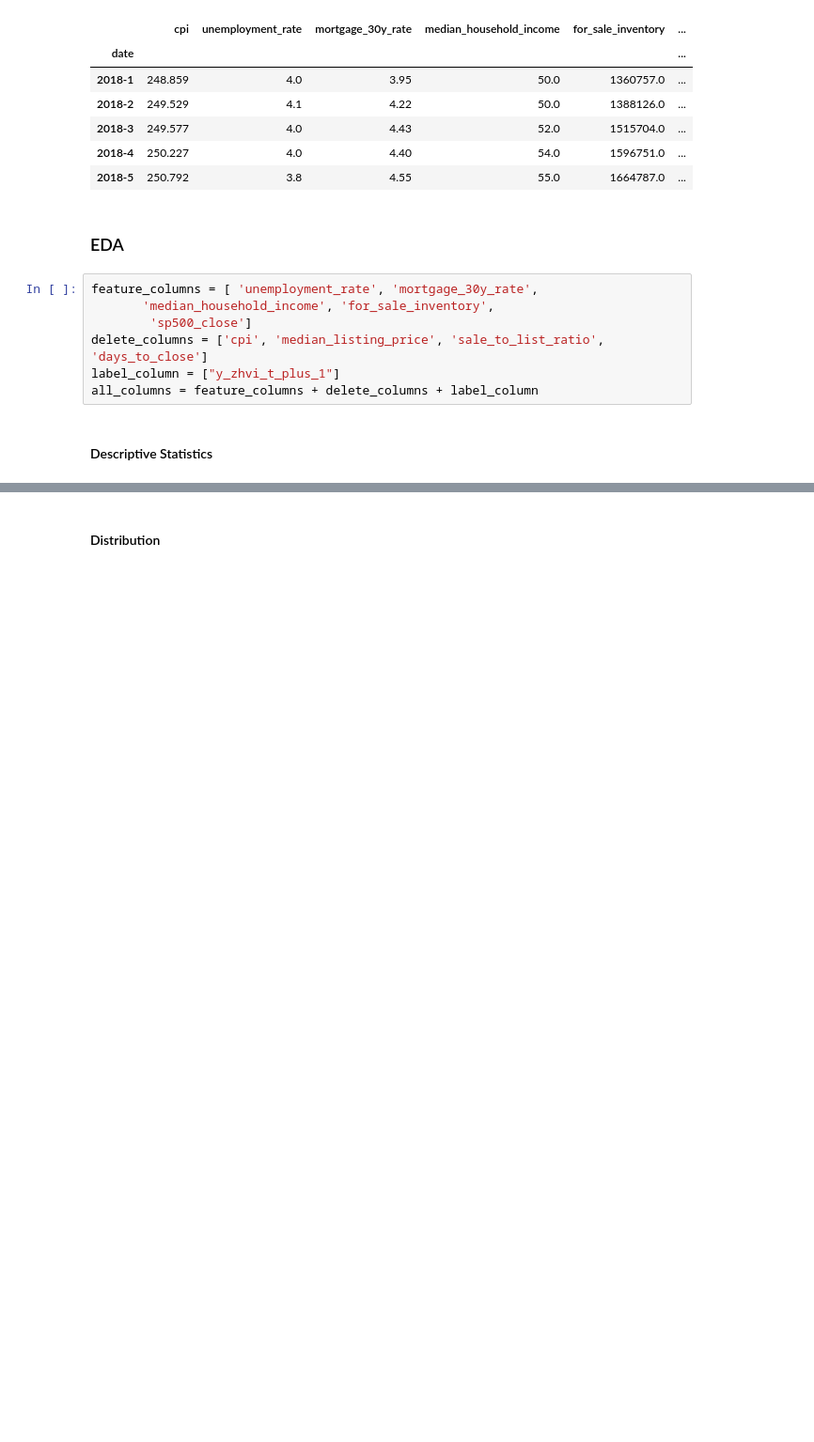
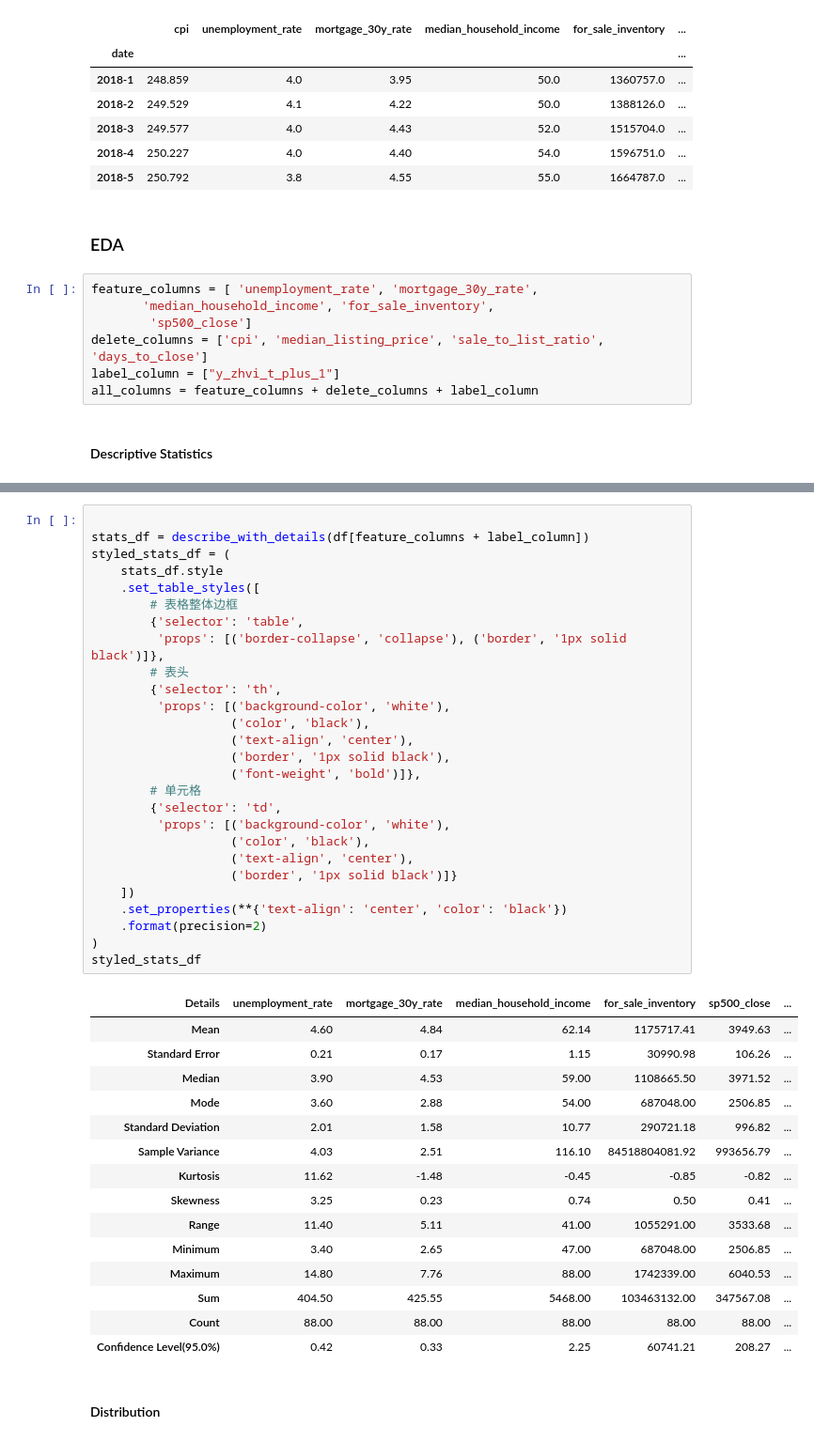
Before and after one commit to InscribeDeeper/house-price-regression, a Jupyter notebook: EDA.ipynb, the cells around one changed output, grey strips where cells are left out. Shown at 94% size. Drawn from its saved outputs; the diff is of its cells as text; blank space fills up the shorter version.

```diff
--- a/EDA.ipynb
+++ b/EDA.ipynb
@@ -245,3 +268,46 @@ stats_df
+# %%
+
+stats_df = describe_with_details(df[feature_columns + label_column])
+styled_stats_df = (
+    stats_df.style
+    .set_table_styles([
+        # 表格整体边框
+        {'selector': 'table',
+         'props': [('border-collapse', 'collapse'), ('border', '1px solid black')]},
+        # 表头
+        {'selector': 'th',
+         'props': [('background-color', 'white'),
+                   ('color', 'black'),
+                   ('text-align', 'center'),
+                   ('border', '1px solid black'),
+                   ('font-weight', 'bold')]},
+        # 单元格
+        {'selector': 'td',
+         'props': [('background-color', 'white'),
+                   ('color', 'black'),
+                   ('text-align', 'center'),
+                   ('border', '1px solid black')]}
+    ])
+    .set_properties(**{'text-align': 'center', 'color': 'black'})
+    .format(precision=2)
+)
+styled_stats_df
+# %% [output]
+| Details | unemployment_rate | mortgage_30y_rate | median_household_income | for_sale_inventory | sp500_close | ... |
+| Mean | 4.60 | 4.84 | 62.14 | 1175717.41 | 3949.63 | ... |
+| Standard Error | 0.21 | 0.17 | 1.15 | 30990.98 | 106.26 | ... |
+| Median | 3.90 | 4.53 | 59.00 | 1108665.50 | 3971.52 | ... |
+| Mode | 3.60 | 2.88 | 54.00 | 687048.00 | 2506.85 | ... |
+| Standard Deviation | 2.01 | 1.58 | 10.77 | 290721.18 | 996.82 | ... |
+| Sample Variance | 4.03 | 2.51 | 116.10 | 84518804081.92 | 993656.79 | ... |
+| Kurtosis | 11.62 | -1.48 | -0.45 | -0.85 | -0.82 | ... |
+| Skewness | 3.25 | 0.23 | 0.74 | 0.50 | 0.41 | ... |
+| Range | 11.40 | 5.11 | 41.00 | 1055291.00 | 3533.68 | ... |
+| Minimum | 3.40 | 2.65 | 47.00 | 687048.00 | 2506.85 | ... |
+| Maximum | 14.80 | 7.76 | 88.00 | 1742339.00 | 6040.53 | ... |
+| Sum | 404.50 | 425.55 | 5468.00 | 103463132.00 | 347567.08 | ... |
+| Count | 88.00 | 88.00 | 88.00 | 88.00 | 88.00 | ... |
+| Confidence Level(95.0%) | 0.42 | 0.33 | 2.25 | 60741.21 | 208.27 | ... |
 # %% [markdown]
 #### Distribution
 # %%
```
Also changed, not shown: parts of 3 cells of this notebook, 6 other files.
